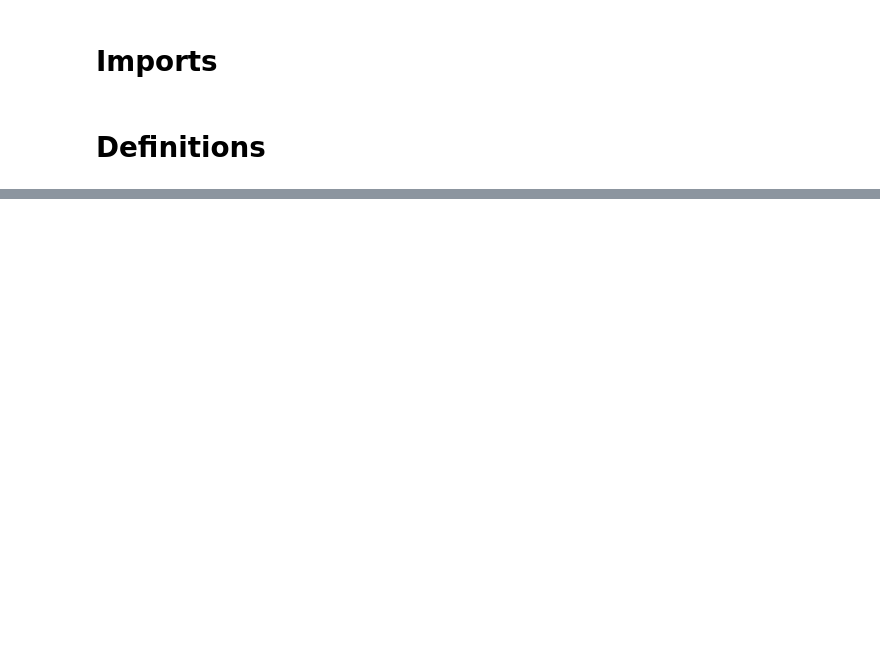
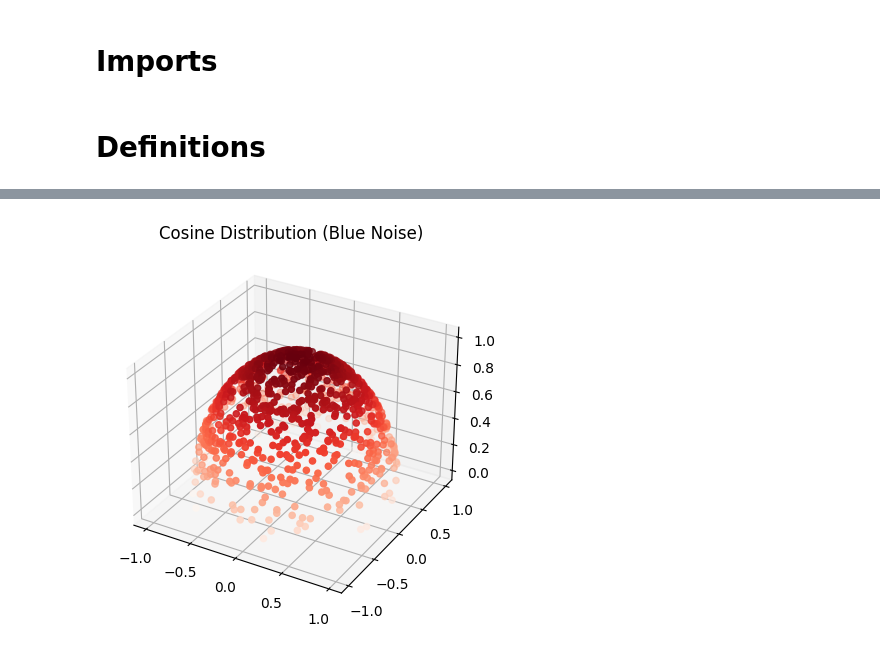
Before and after one commit to Nelarius/notebooks, a Jupyter notebook: sampling_distributions/cosine_distribution.ipynb, the cells around one changed output, grey strips where cells are left out. Cells and saved outputs as stored; diff of their text form; code cells hidden in the pictures; blank space fills up the shorter version.

```diff
--- a/sampling_distributions/cosine_distribution.ipynb
+++ b/sampling_distributions/cosine_distribution.ipynb
@@ -54,0 +54,23 @@ ply.show()
+# %%
+image = Image.open("LDR_RG01_0.png")
+pixels = image.load()
+
+u1 = []
+u2 = []
+w, h = image.size
+for i in range(w * h):
+    x = i % w
+    y = i // w
+    u1.append(pixels[x, y][0] / 255.0)
+    u2.append(pixels[x, y][1] / 255.0)
+# %%
+points = [point_in_cosine_distribution(u1[i], u2[i]) for i in range(w * h)]
+x, y, z = zip(*points)
+
+fig = ply.figure()
+ax = ply.axes(projection='3d')
+ax.scatter3D(x, y, z, c=z, cmap='Reds');
+ax.set_title("Cosine Distribution (Blue Noise)")
+ply.show()
+# %% [output]
+[figure, added]
```
Also changed, not shown: parts of 8 cells of this notebook, 1 other file.
